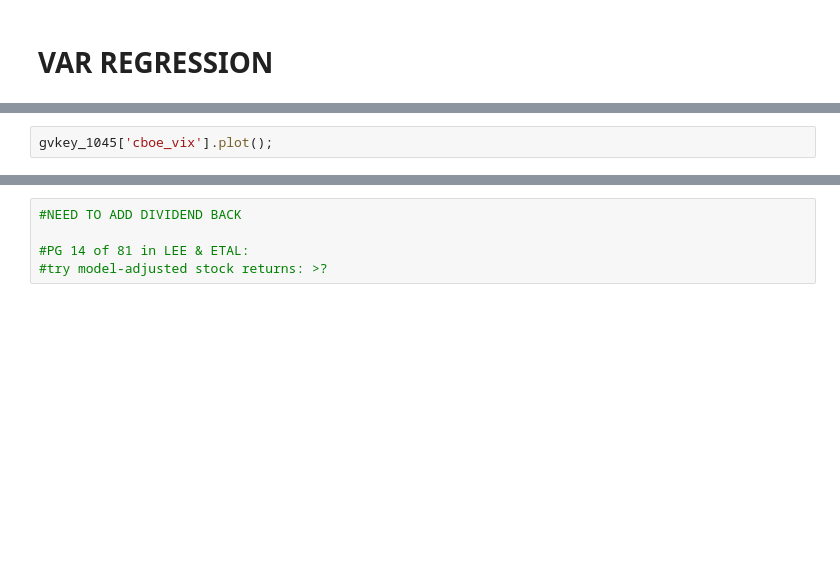
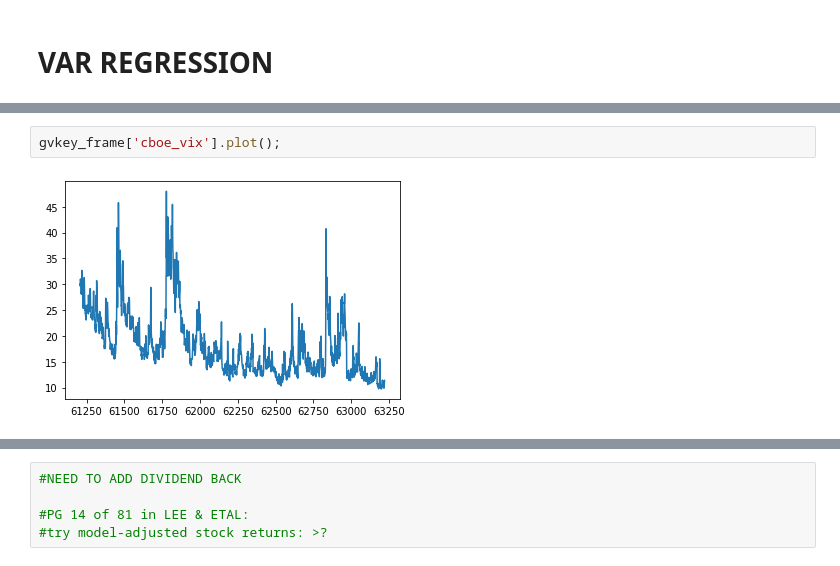
Before and after one commit to Jspano95/Jspano_MScQFin_Thesis, a Jupyter notebook: Regressions - Mathematical Primer & Explanations.ipynb, the cells around one changed output, grey strips where cells are left out. Drawn from its saved outputs; the diff is of its cells as text; blank space fills up the shorter version.

```diff
--- a/Regressions - Mathematical Primer & Explanations.ipynb
+++ b/Regressions - Mathematical Primer & Explanations.ipynb
@@ -241,2 +1452,4 @@ gvkey_1045['price_close'].plot();
 # %%
-gvkey_1045['cboe_vix'].plot();
+gvkey_frame['cboe_vix'].plot();
+# %% [output]
+[figure, added]
```
Also changed, not shown: parts of 202 cells of this notebook.
